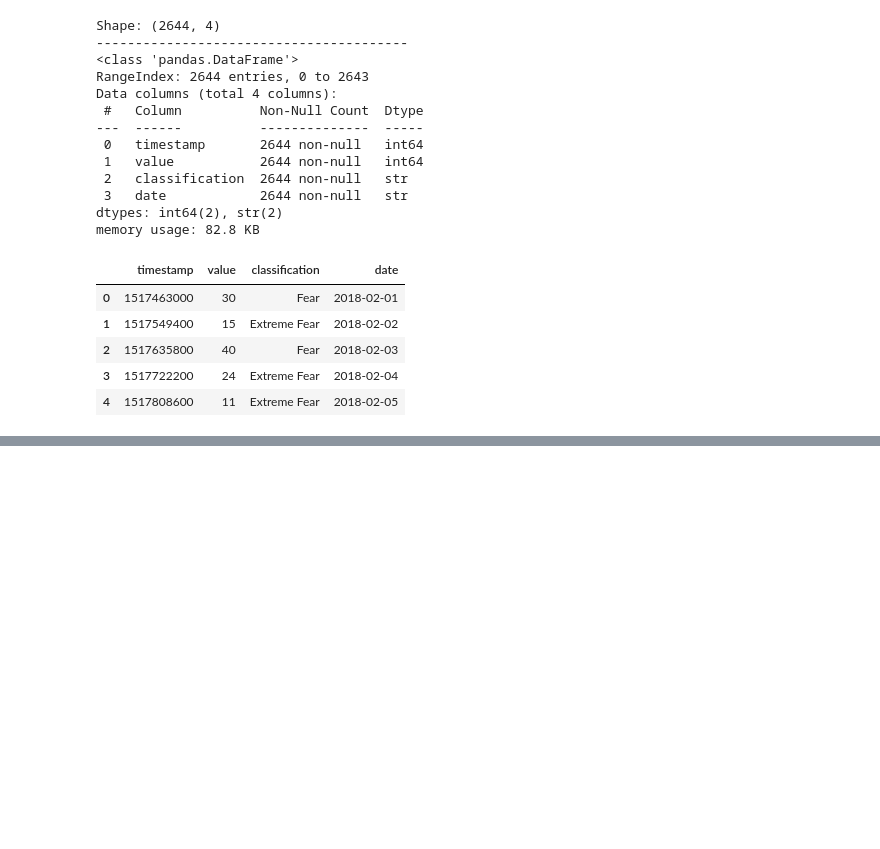
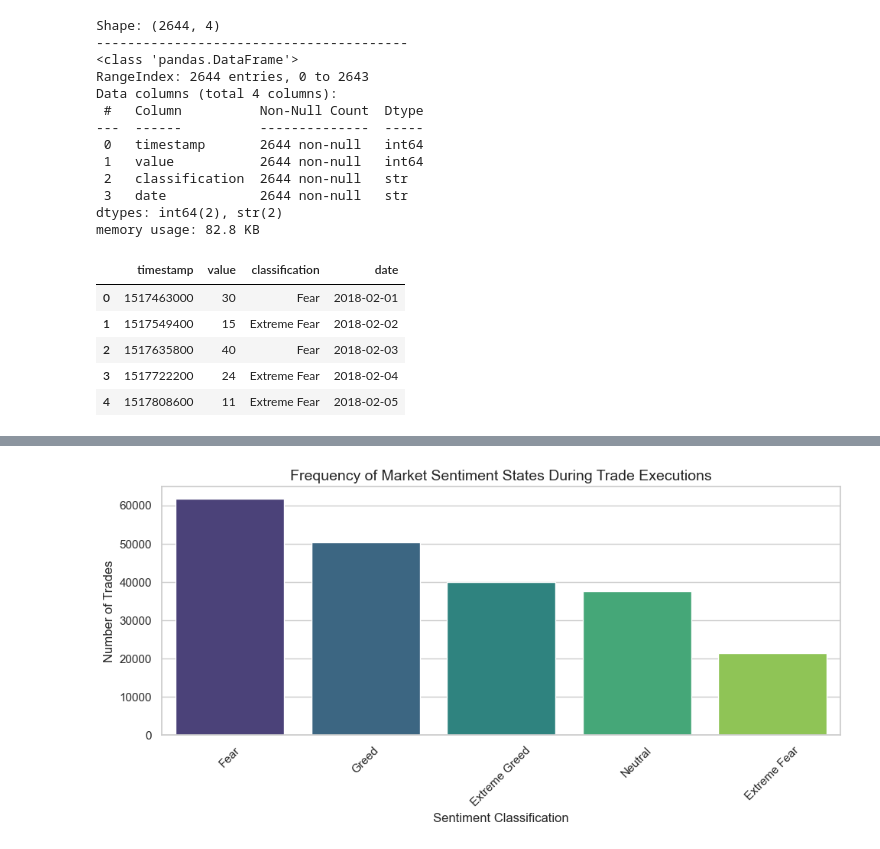
Before and after one commit to Taqreem-k/primetrade-sentiment-analysis, a Jupyter notebook: analysis.ipynb, the cells around one changed output, grey strips where cells are left out. Cells and saved outputs as stored; diff of their text form; code cells hidden in the pictures; blank space fills up the shorter version.

```diff
--- a/analysis.ipynb
+++ b/analysis.ipynb
@@ -130,0 +191,18 @@ except KeyError as e:
+# %%
+import matplotlib.pyplot as plt
+import seaborn as sns
+
+sns.set_theme(style="whitegrid")
+
+plt.figure(figsize=(10, 5))
+sentiment_counts = df_merged['classification'].value_counts()
+sns.barplot(x=sentiment_counts.index, y=sentiment_counts.values, palette="viridis")
+
+plt.title("Frequency of Market Sentiment States During Trade Executions", fontsize=14)
+plt.xlabel("Sentiment Classification", fontsize=12)
+plt.ylabel("Number of Trades", fontsize=12)
+plt.xticks(rotation=45)
+plt.tight_layout()
+plt.show()
+# %% [output]
+[figure, added]
```
Also changed, not shown: parts of 19 cells of this notebook, 1 other file.
